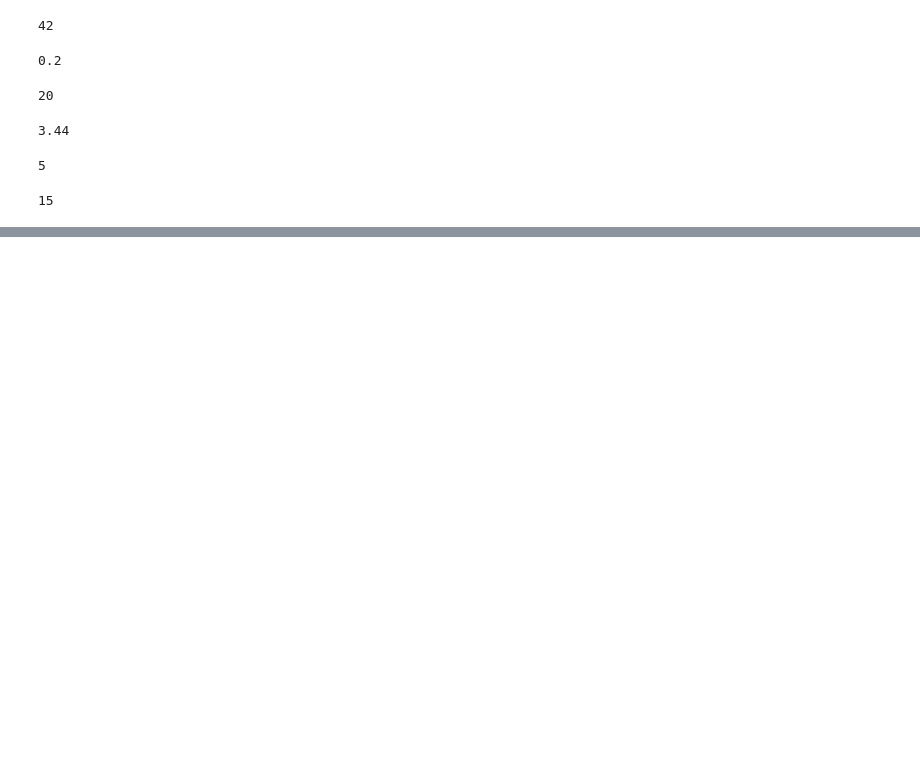
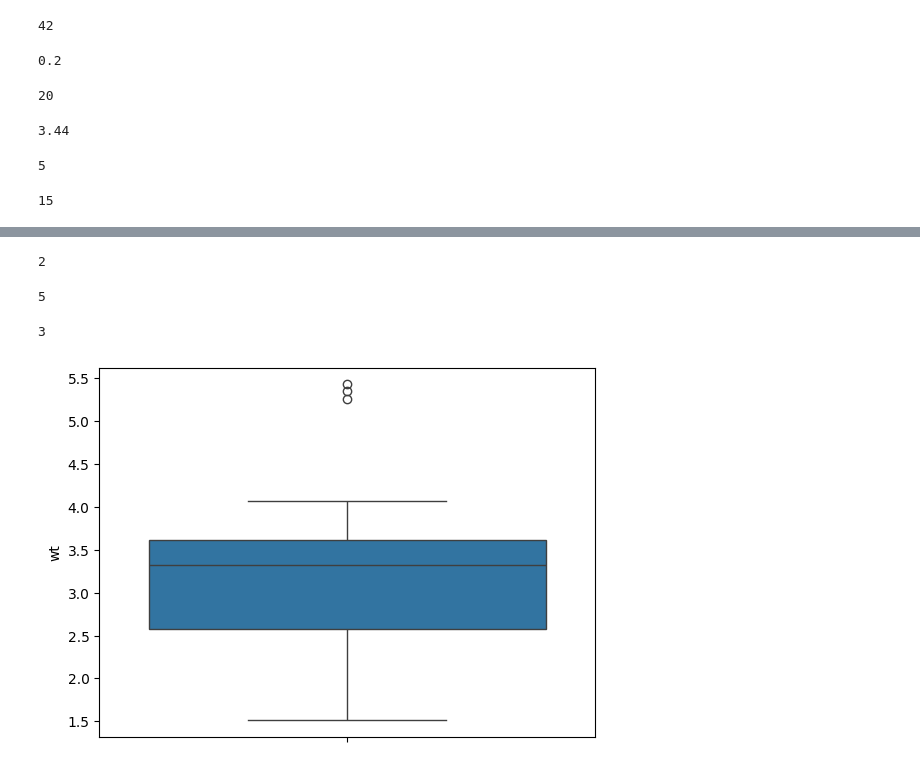
Before and after one commit to JinnieL/BigData_Certification, a Jupyter notebook: 제 1유형/2. 문제 풀이.ipynb, the cells around one changed output, grey strips where cells are left out. Cells and saved outputs as stored; diff of their text form; code cells hidden in the pictures; blank space fills up the shorter version.

```diff
--- a/제 1유형/2. 문제 풀이.ipynb
+++ b/제 1유형/2. 문제 풀이.ipynb
@@ -139,0 +159,58 @@ Name: 판매수, dtype: float64
+# %%
+# ❌ ⭐️ 문제 12) hp 변수에 대해 데이터표준화(Z-score)를 진행하고 이상치의 수를 구하시오.
+# (단, 이상치는 Z값이 1.5를 초과하거나 -1.5 미만인 값이다)
+df = pd.read_csv("/Users/jinyeonglee/BigData_Certification/Data/mtcars.csv")
+df.head()
+
+# 데이터 표준화
+# z = (data - mean) / std
+hp_mean = df['hp'].mean()
+hp_std = df['hp'].std()
+z = (df['hp'] - hp_mean) / hp_std
+# z
+
+outlier_upper = z > 1.5
+outlier_lower = z < -1.5
+
+len(df[outlier_lower | outlier_upper])
+# %% [output]
+2
+# %%
+# 🔺 문제 13
+# mpg 컬럼을 최소최대 Scaling을 진행한 후 0.7보다 큰 값을 가지는 레코드 수를 구하라.
+df = pd.read_csv("/Users/jinyeonglee/BigData_Certification/Data/mtcars.csv")
+df.head()
+
+# ⭐️ min-max scaling : (x-min) / (max - min)
+mpg_min = df['mpg'].min()
+mpg_max = df['mpg'].max()
+
+minmax_df = (df['mpg'] - mpg_min) / (mpg_max - mpg_min)
+
+# 0.7보다 큰 값을 가지는 레코드 수
+cond1 = (minmax_df > 0.7)
+len(df[cond1])
+# %% [output]
+5
+# %%
+# ❌ 문제 14) wt컬럼에 대해 상자그림 기준으로 이상치의 개수를 구하시오.
+# 이상치 : Q1과 Q3으로부터 1.5*IQR 넘어가는 값
+
+# 상자그림을 위한 패키지 임포트
+import seaborn as sns
+
+df = pd.read_csv("/Users/jinyeonglee/BigData_Certification/Data/mtcars.csv")
+df.head()
+
+sns.boxplot(df['wt'])
+
+wt_q1 = df['wt'].quantile(0.25)
+wt_q3 = df['wt'].quantile(.75)
+wt_iqr = wt_q3 - wt_q1
+
+outlier_upper = (df['wt'] > (wt_q3 + 1.5*wt_iqr))
+outlier_lower = (df['wt'] < (wt_q1 - 1.5*wt_iqr))
+len(df[outlier_lower | outlier_upper])
+# %% [output]
+3
+[figure, added]
```
Also changed, not shown: parts of 13 cells of this notebook.
